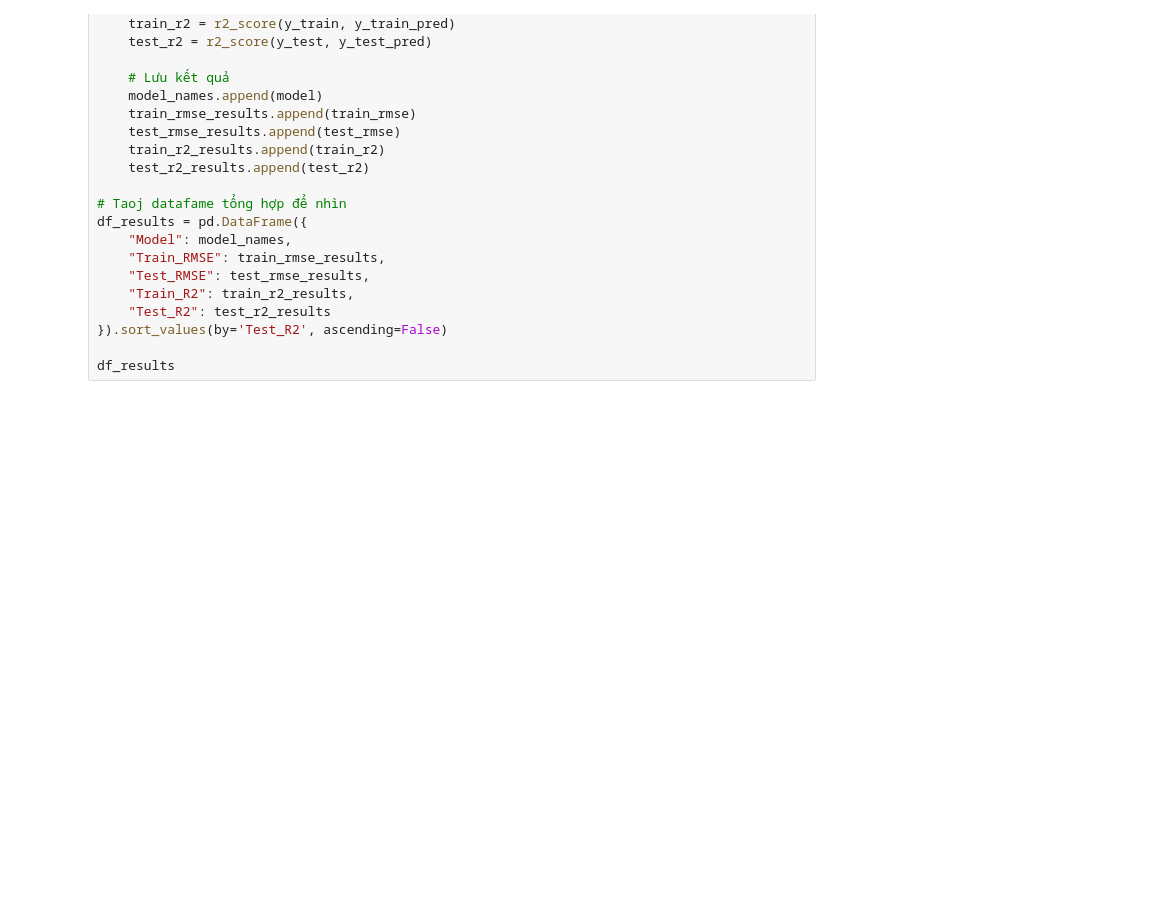
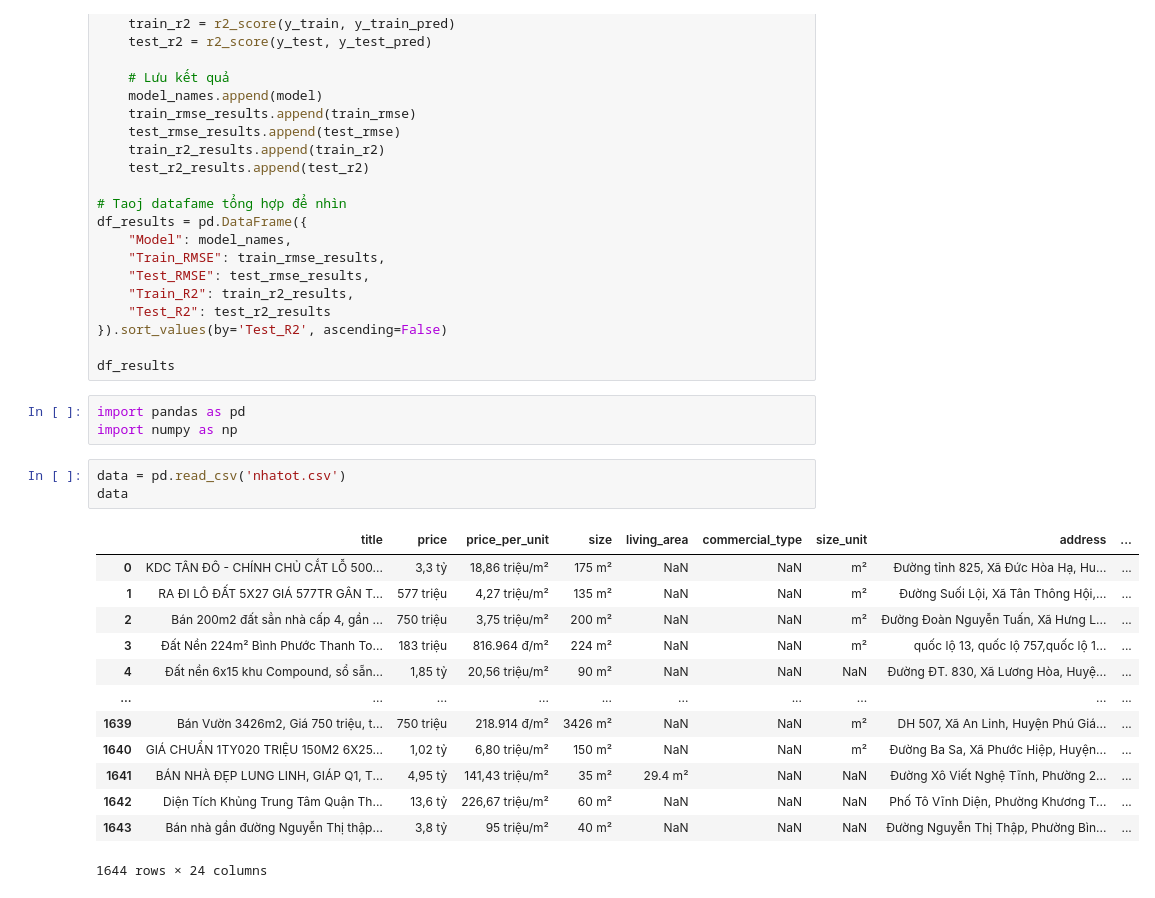
Before and after one commit to khaixinhtuoi/house_price_analysis, a Jupyter notebook: 01_build_model.ipynb, the cells around one changed output. Cells and saved outputs as stored; diff of their text form; blank space fills up the shorter version.

```diff
--- a/01_build_model.ipynb
+++ b/01_build_model.ipynb
@@ -1150,3 +1159,23 @@ df_results = pd.DataFrame({
 }).sort_values(by='Test_R2', ascending=False)
 
 df_results
+# %%
+import pandas as pd
+import numpy as np
+# %%
+data = pd.read_csv('nhatot.csv')
+data
+# %% [output]
+|  | title | price | price_per_unit | size | living_area | commercial_type | size_unit | address | ... |
+| 0 | KDC TÂN ĐÔ - CHÍNH CHỦ CẮT LỖ 500... | 3,3 tỷ | 18,86 triệu/m² | 175 m² | NaN | NaN | m² | Đường tỉnh 825, Xã Đức Hòa Hạ, Hu... | ... |
+| 1 | RA ĐI LÔ ĐẤT 5X27 GIÁ 577TR GÂN T... | 577 triệu | 4,27 triệu/m² | 135 m² | NaN | NaN | m² | Đường Suối Lội, Xã Tân Thông Hội,... | ... |
+| 2 | Bán 200m2 đất sẳn nhà cấp 4, gần ... | 750 triệu | 3,75 triệu/m² | 200 m² | NaN | NaN | m² | Đường Đoàn Nguyễn Tuấn, Xã Hưng L... | ... |
+| 3 | Đất Nền 224m² Bình Phước Thanh To... | 183 triệu | 816.964 đ/m² | 224 m² | NaN | NaN | m² | quốc lộ 13, quốc lộ 757,quốc lộ 1... | ... |
+| 4 | Đất nền 6x15 khu Compound, sổ sẵn... | 1,85 tỷ | 20,56 triệu/m² | 90 m² | NaN | NaN | NaN | Đường ĐT. 830, Xã Lương Hòa, Huyệ... | ... |
+| ... | ... | ... | ... | ... | ... | ... | ... | ... | ... |
+| 1639 | Bán Vườn 3426m2, Giá 750 triệu, t... | 750 triệu | 218.914 đ/m² | 3426 m² | NaN | NaN | m² | DH 507, Xã An Linh, Huyện Phú Giá... | ... |
+| 1640 | GIÁ CHUẨN 1TY020 TRIỆU 150M2 6X25... | 1,02 tỷ | 6,80 triệu/m² | 150 m² | NaN | NaN | m² | Đường Ba Sa, Xã Phước Hiệp, Huyện... | ... |
+| 1641 | BÁN NHÀ ĐẸP LUNG LINH, GIÁP Q1, T... | 4,95 tỷ | 141,43 triệu/m² | 35 m² | 29.4 m² | NaN | NaN | Đường Xô Viết Nghệ Tĩnh, Phường 2... | ... |
+| 1642 | Diện Tích Khủng Trung Tâm Quận Th... | 13,6 tỷ | 226,67 triệu/m² | 60 m² | NaN | NaN | NaN | Phố Tô Vĩnh Diện, Phường Khương T... | ... |
+| 1643 | Bán nhà gần đường Nguyễn Thị thập... | 3,8 tỷ | 95 triệu/m² | 40 m² | NaN | NaN | NaN | Đường Nguyễn Thị Thập, Phường Bìn... | ... |
+1644 rows × 24 columns
```
Also changed, not shown: parts of 31 cells of this notebook, 3 other files.
